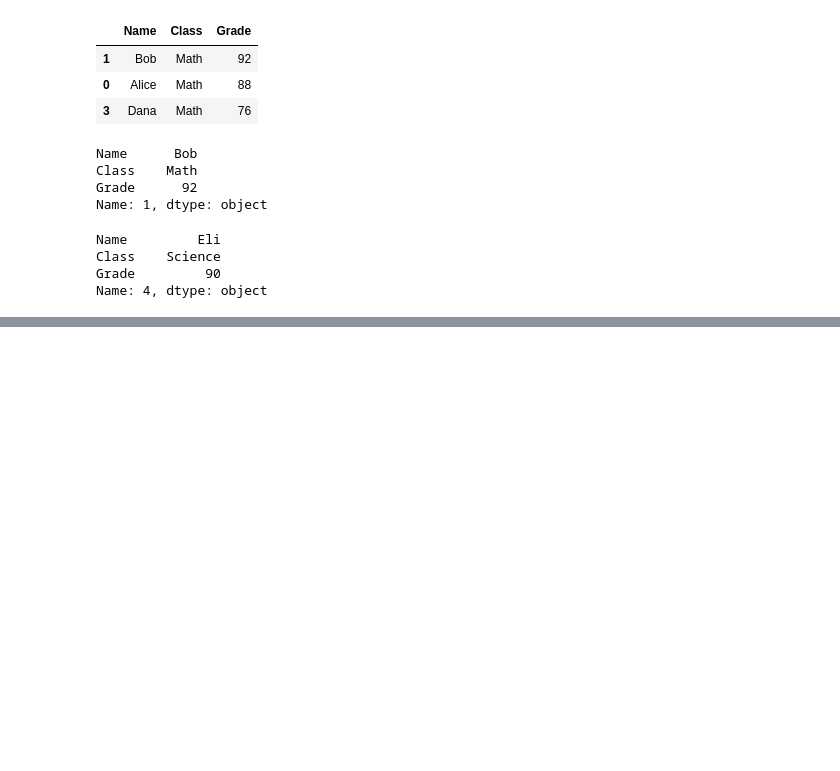
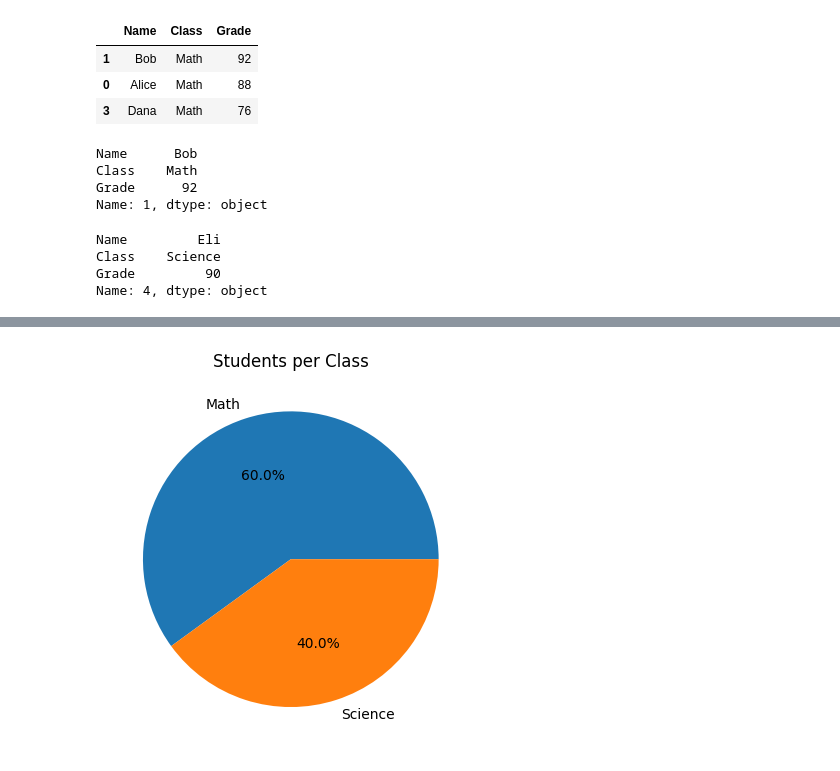
Before and after one commit to NAIT-SDEV1001-Winter2026/SDEV1001-A01-Examples, a Jupyter notebook: Untitled.ipynb, the cells around one changed output, grey strips where cells are left out. Cells and saved outputs as stored; diff of their text form; code cells hidden in the pictures; blank space fills up the shorter version.

```diff
--- a/Untitled.ipynb
+++ b/Untitled.ipynb
@@ -100,0 +199,14 @@ Name: 4, dtype: object
+# %%
+#'%1.1f%%' is a format string:
+
+# % → start formatting
+# 1.1f →
+# 1 = minimum width (not very important here)
+# .1 = 1 decimal place
+# f = floating point number
+# %% → literal % sign (you need two % to show one %)
+grades['Class'].value_counts().plot( kind='pie', autopct='%1.1f%%',title='Students per Class')
+#plt.ylabel("")  # removes awkward label
+plt.show()
+# %% [output]
+[figure, added]
```
Also changed, not shown: parts of 14 cells of this notebook.
